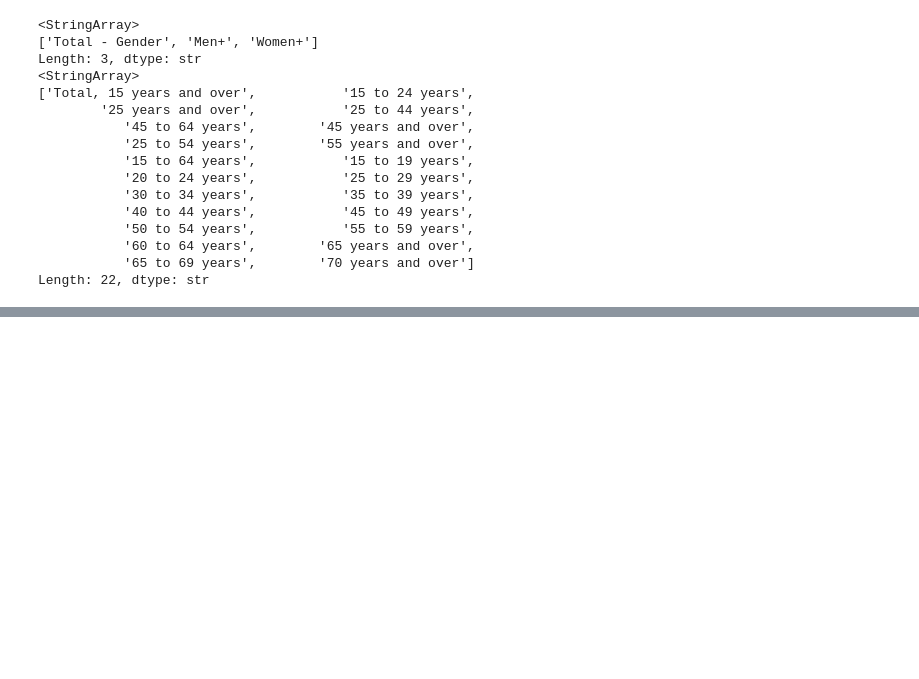
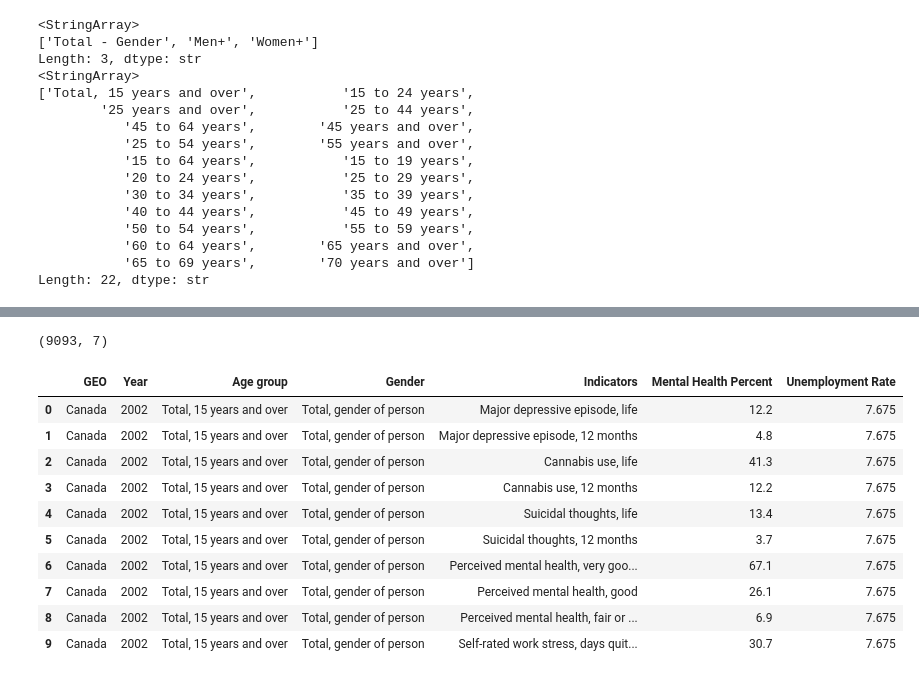
Before and after one commit to phamdanggiangmy-cmyk/unemployment_mentalhealth, a Jupyter notebook: testing.ipynb, the cells around one changed output, grey strips where cells are left out. Saved outputs shown, nothing was run; the diff lists cells and outputs as text; code cells hidden in the pictures; blank space fills up the shorter version.

```diff
--- a/testing.ipynb
+++ b/testing.ipynb
@@ -108,0 +210,2 @@ print(unemp_rate['Gender'].unique())
+# %%
+mh_reliable = mh_reliable[~mh_reliable['STATUS'].isin(['F', 'X'])].copy()
@@ -108,0 +257,6 @@ print(unemp_rate['Gender'].unique())
+# %%
+mh_final = mh_reliable[['GEO', 'REF_DATE', 'Age group', 'Gender', 'Indicators', 'VALUE']].copy()
+mh_final = mh_final.rename(columns={'REF_DATE': 'Year', 'VALUE': 'Mental Health Percent'})
+
+print(mh_final.shape)
+mh_final.head(10)
@@ -108,0 +276,4 @@ print(unemp_rate['Gender'].unique())
+# %%
+unemp_final = unemp_annual_clean.rename(columns={'VALUE': 'Unemployment Rate'})
+print(unemp_final.shape)
+unemp_final.head(10)
@@ -108,0 +293,23 @@ print(unemp_rate['Gender'].unique())
+# %%
+merged = pd.merge(
+    mh_final,
+    unemp_final,
+    on=['GEO', 'Age group', 'Gender', 'Year'],
+    how='inner'
+)
+
+print(merged.shape)
+merged.head(10)
+# %% [output]
+(9093, 7)
+|  | GEO | Year | Age group | Gender | Indicators | Mental Health Percent | Unemployment Rate |
+| 0 | Canada | 2002 | Total, 15 years and over | Total, gender of person | Major depressive episode, life | 12.2 | 7.675 |
+| 1 | Canada | 2002 | Total, 15 years and over | Total, gender of person | Major depressive episode, 12 months | 4.8 | 7.675 |
+| 2 | Canada | 2002 | Total, 15 years and over | Total, gender of person | Cannabis use, life | 41.3 | 7.675 |
+| 3 | Canada | 2002 | Total, 15 years and over | Total, gender of person | Cannabis use, 12 months | 12.2 | 7.675 |
+| 4 | Canada | 2002 | Total, 15 years and over | Total, gender of person | Suicidal thoughts, life | 13.4 | 7.675 |
+| 5 | Canada | 2002 | Total, 15 years and over | Total, gender of person | Suicidal thoughts, 12 months | 3.7 | 7.675 |
+| 6 | Canada | 2002 | Total, 15 years and over | Total, gender of person | Perceived mental health, very goo... | 67.1 | 7.675 |
+| 7 | Canada | 2002 | Total, 15 years and over | Total, gender of person | Perceived mental health, good | 26.1 | 7.675 |
+| 8 | Canada | 2002 | Total, 15 years and over | Total, gender of person | Perceived mental health, fair or ... | 6.9 | 7.675 |
+| 9 | Canada | 2002 | Total, 15 years and over | Total, gender of person | Self-rated work stress, days quit... | 30.7 | 7.675 |
```
Also changed, not shown: parts of 29 cells of this notebook.
